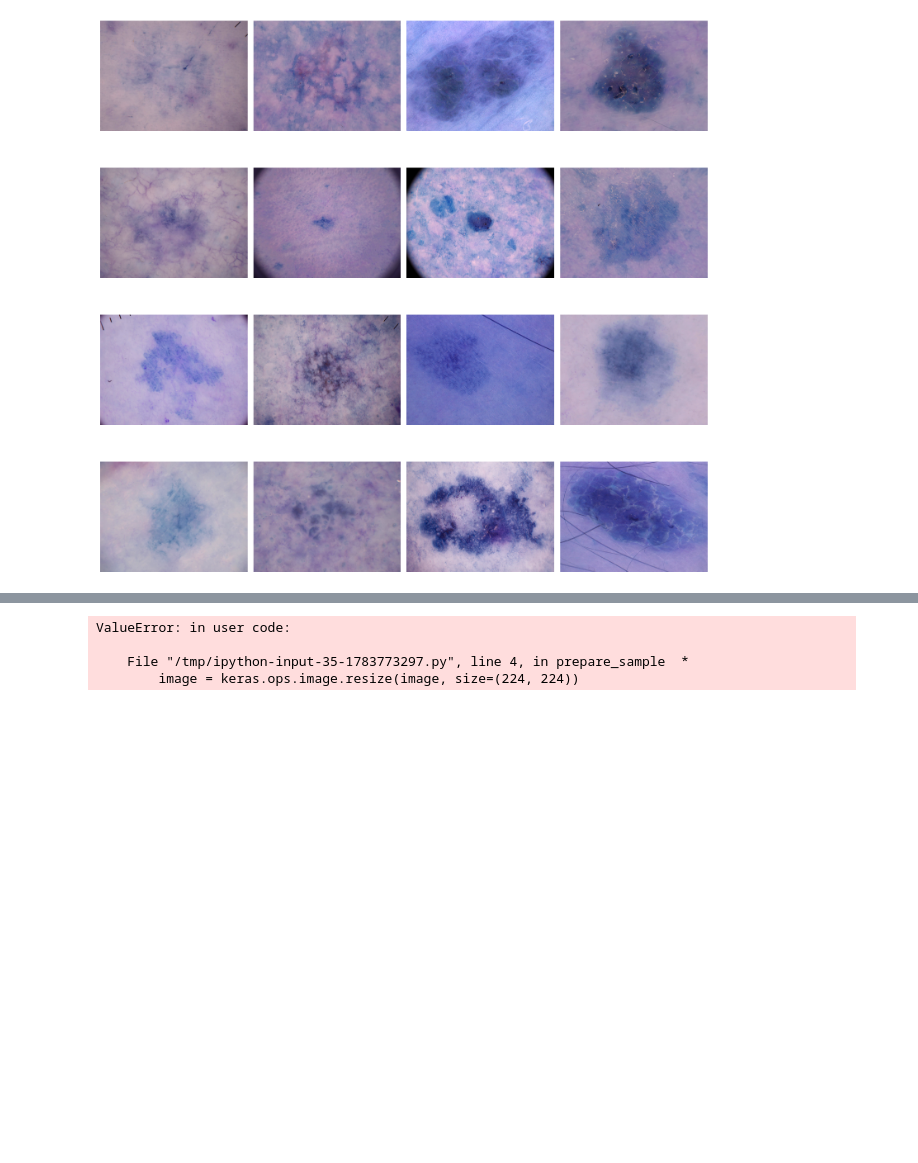
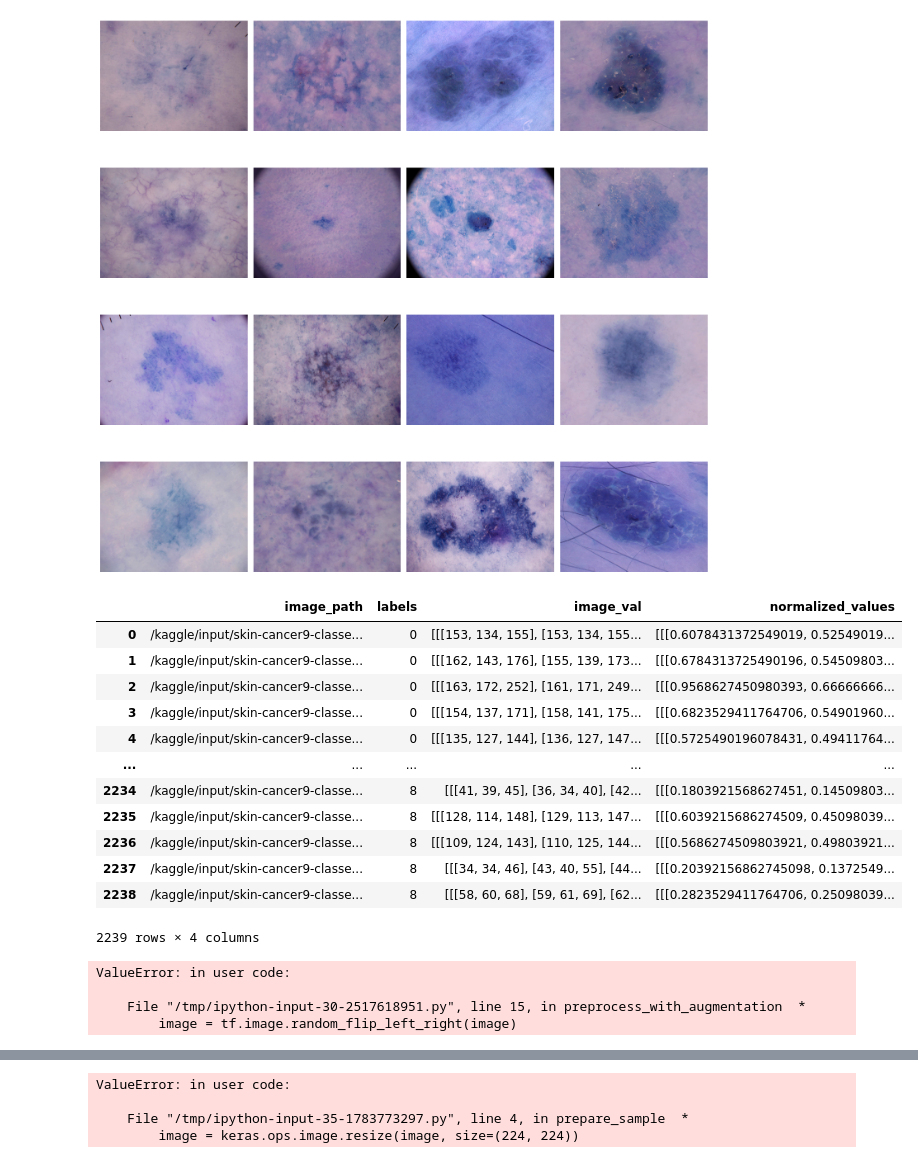
Before and after one commit to Ishan1923/Skin-Cancer-Detection-using-DL-techniques, a Jupyter notebook: data_preprocessing.ipynb, the cells around one changed output, grey strips where cells are left out. Saved outputs shown, nothing was run; the diff lists cells and outputs as text; code cells hidden in the pictures; blank space fills up the shorter version.

```diff
--- a/data_preprocessing.ipynb
+++ b/data_preprocessing.ipynb
@@ -123,3 +123,32 @@ def plot_images(dataframe, rows = 4, cols = 4, x = 15, y = 15, n = 15):
 plot_images(df)
 # %% [output]
 [figure]
+# %%
+image_val = []
+for _, row in df.iterrows():
+  image_val.append(cv2.imread(row['image_path']))
+df['image_val'] = image_val
+# %%
+normalized_values = []
+for i, row in df.iterrows():
+  resized_image = cv2.resize(row['image_val'], (224, 224))
+  rgb_image = cv2.cvtColor(resized_image, cv2.COLOR_BGR2RGB)
+  normalized_img = rgb_image / 255.0
+  normalized_values.append(normalized_img)
+
+df['normalized_values'] = normalized_values
+df
+# %% [output]
+|  | image_path | labels | image_val | normalized_values |
+| 0 | /kaggle/input/skin-cancer9-classe... | 0 | [[[153, 134, 155], [153, 134, 155... | [[[0.6078431372549019, 0.52549019... |
+| 1 | /kaggle/input/skin-cancer9-classe... | 0 | [[[162, 143, 176], [155, 139, 173... | [[[0.6784313725490196, 0.54509803... |
+| 2 | /kaggle/input/skin-cancer9-classe... | 0 | [[[163, 172, 252], [161, 171, 249... | [[[0.9568627450980393, 0.66666666... |
+| 3 | /kaggle/input/skin-cancer9-classe... | 0 | [[[154, 137, 171], [158, 141, 175... | [[[0.6823529411764706, 0.54901960... |
+| 4 | /kaggle/input/skin-cancer9-classe... | 0 | [[[135, 127, 144], [136, 127, 147... | [[[0.5725490196078431, 0.49411764... |
+| ... | ... | ... | ... | ... |
+| 2234 | /kaggle/input/skin-cancer9-classe... | 8 | [[[41, 39, 45], [36, 34, 40], [42... | [[[0.1803921568627451, 0.14509803... |
+| 2235 | /kaggle/input/skin-cancer9-classe... | 8 | [[[128, 114, 148], [129, 113, 147... | [[[0.6039215686274509, 0.45098039... |
+| 2236 | /kaggle/input/skin-cancer9-classe... | 8 | [[[109, 124, 143], [110, 125, 144... | [[[0.5686274509803921, 0.49803921... |
+| 2237 | /kaggle/input/skin-cancer9-classe... | 8 | [[[34, 34, 46], [43, 40, 55], [44... | [[[0.20392156862745098, 0.1372549... |
+| 2238 | /kaggle/input/skin-cancer9-classe... | 8 | [[[58, 60, 68], [59, 61, 69], [62... | [[[0.2823529411764706, 0.25098039... |
+2239 rows × 4 columns
@@ -126,3 +272,14 @@ plot_images(df)
+# %%
+pipeline = TFPreprocessingPipiline(img_size=(224, 224), batch_size = 32)
+
+dataset = pipeline.create_dataset_from_paths_and_labels(image_paths, labels)
+
+print(f"dataset: {dataset}")
+# %% [output]
+ValueError: in user code:
+
+    File "/tmp/ipython-input-30-2517618951.py", line 15, in preprocess_with_augmentation  *
+        image = tf.image.random_flip_left_right(image)
 # %%
 # taken from https://keras.io/examples/keras_recipes/creating_tfrecords/
 
```
Also changed, not shown: parts of 9 cells of this notebook.
